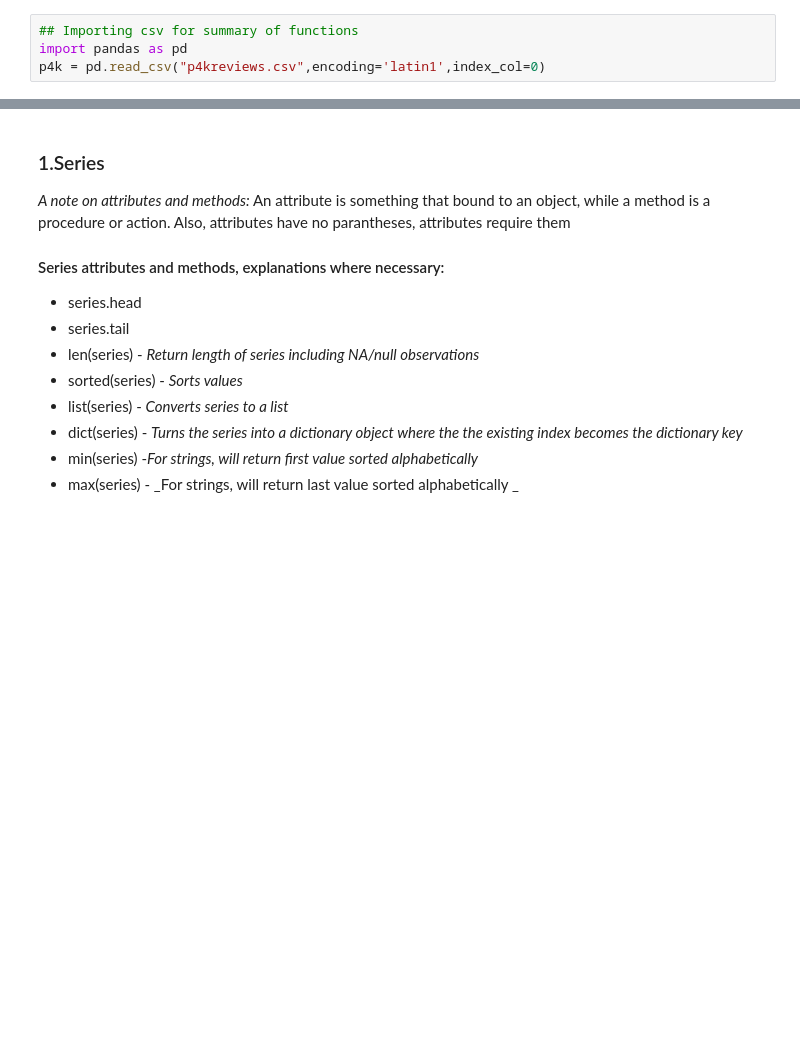
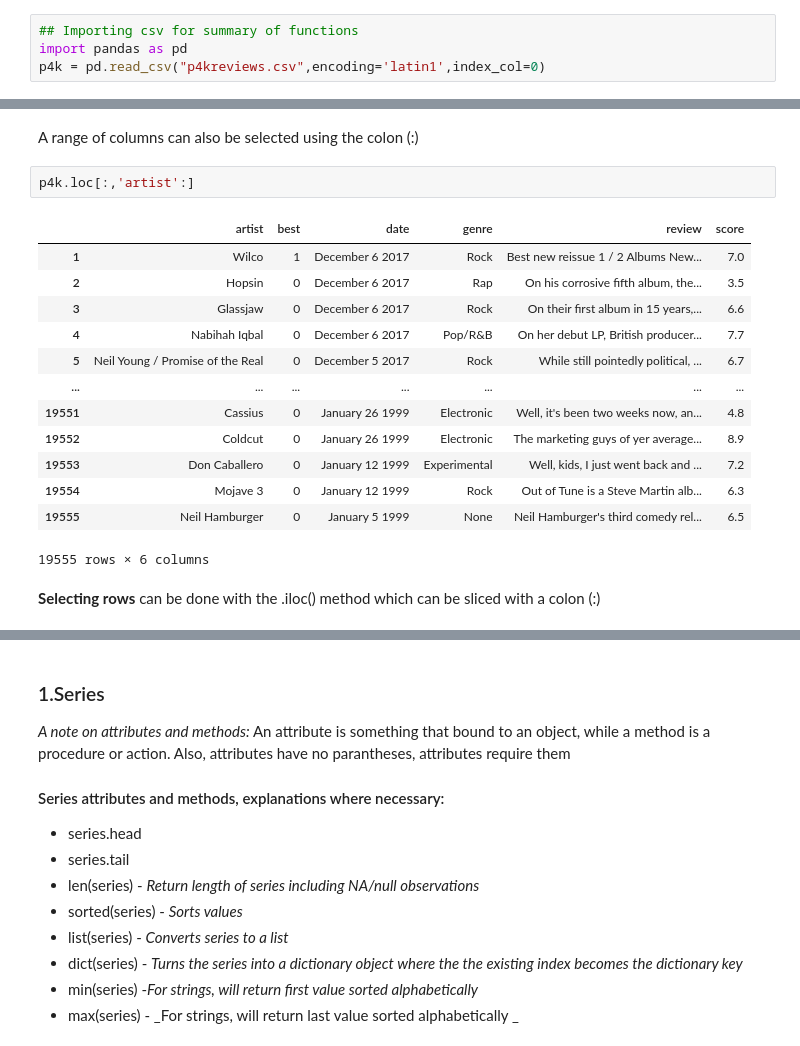
Before and after one commit to rsolter/Udemy-Courses, a Jupyter notebook: Udemy - Data Analysis with Pandas and Python/Summary.ipynb, the cells around one changed output, grey strips where cells are left out. Saved outputs shown, nothing was run; the diff lists cells and outputs as text; blank space fills up the shorter version.

```diff
--- a/Udemy - Data Analysis with Pandas and Python/Summary.ipynb
+++ b/Udemy - Data Analysis with Pandas and Python/Summary.ipynb
@@ -26,0 +77,20 @@ Summary notes from pandas course using Pitchfork review data downloaded from Kag
+# %% [markdown]
+A range of columns can also be selected using the colon (:)
+# %%
+p4k.loc[:,'artist':]
+# %% [output]
+|  | artist | best | date | genre | review | score |
+| 1 | Wilco | 1 | December 6 2017 | Rock | Best new reissue 1 / 2 Albums New... | 7.0 |
+| 2 | Hopsin | 0 | December 6 2017 | Rap | On his corrosive fifth album, the... | 3.5 |
+| 3 | Glassjaw | 0 | December 6 2017 | Rock | On their first album in 15 years,... | 6.6 |
+| 4 | Nabihah Iqbal | 0 | December 6 2017 | Pop/R&B | On her debut LP, British producer... | 7.7 |
+| 5 | Neil Young / Promise of the Real | 0 | December 5 2017 | Rock | While still pointedly political, ... | 6.7 |
+| ... | ... | ... | ... | ... | ... | ... |
+| 19551 | Cassius | 0 | January 26 1999 | Electronic | Well, it's been two weeks now, an... | 4.8 |
+| 19552 | Coldcut | 0 | January 26 1999 | Electronic | The marketing guys of yer average... | 8.9 |
+| 19553 | Don Caballero | 0 | January 12 1999 | Experimental | Well, kids, I just went back and ... | 7.2 |
+| 19554 | Mojave 3 | 0 | January 12 1999 | Rock | Out of Tune is a Steve Martin alb... | 6.3 |
+| 19555 | Neil Hamburger | 0 | January 5 1999 | None | Neil Hamburger's third comedy rel... | 6.5 |
+19555 rows × 6 columns
+# %% [markdown]
+**Selecting rows** can be done with the .iloc() method which can be sliced with a colon (:)
```
Also changed, not shown: parts of 16 cells of this notebook, 1 other file.
